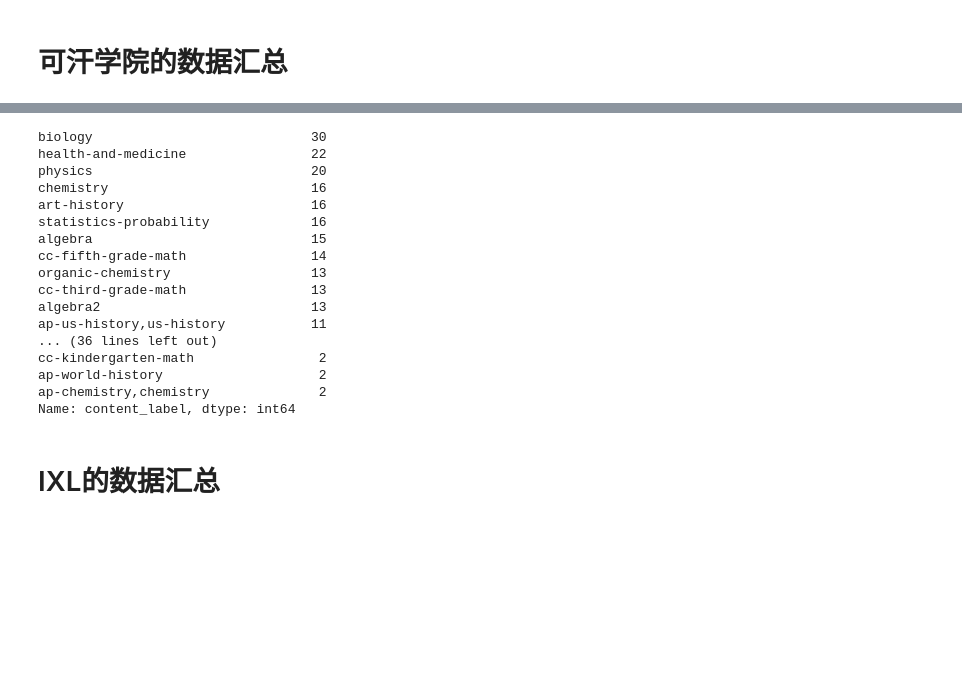
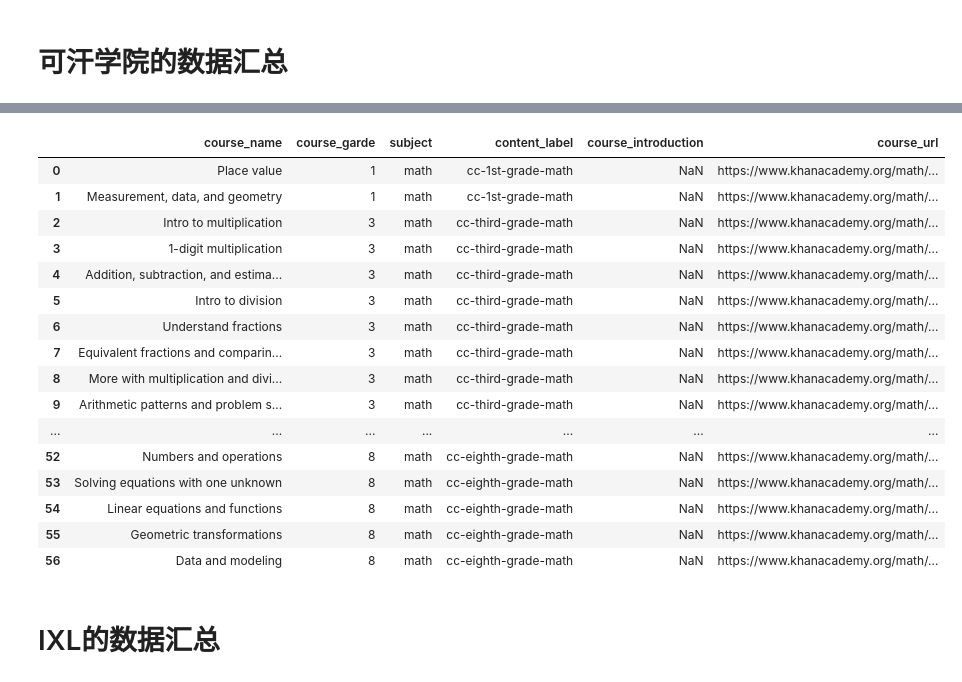
Before and after one commit to lighthouse-codethecurve/lighthouse, a Jupyter notebook: 数据整合.ipynb, the cells around one changed output, grey strips where cells are left out. Cells and saved outputs as stored; diff of their text form; code cells hidden in the pictures; blank space fills up the shorter version.

```diff
--- a/数据整合.ipynb
+++ b/数据整合.ipynb
@@ -39,23 +62,23 @@ final_data.head()
 # %%
-final_data['content_label'].value_counts()
+final_data
 # %% [output]
-biology                            30
-health-and-medicine                22
-physics                            20
-chemistry                          16
-art-history                        16
-statistics-probability             16
-algebra                            15
-cc-fifth-grade-math                14
-organic-chemistry                  13
-cc-third-grade-math                13
-algebra2                           13
-ap-us-history,us-history           11
-... (36 lines left out)
-cc-kindergarten-math                2
-ap-world-history                    2
-ap-chemistry,chemistry              2
-Name: content_label, dtype: int64
+|  | course_name | course_garde | subject | content_label | course_introduction | course_url |
+| 0 | Place value | 1 | math | cc-1st-grade-math | NaN | https://www.khanacademy.org/math/... |
+| 1 | Measurement, data, and geometry | 1 | math | cc-1st-grade-math | NaN | https://www.khanacademy.org/math/... |
+| 2 | Intro to multiplication | 3 | math | cc-third-grade-math | NaN | https://www.khanacademy.org/math/... |
+| 3 | 1-digit multiplication | 3 | math | cc-third-grade-math | NaN | https://www.khanacademy.org/math/... |
+| 4 | Addition, subtraction, and estima... | 3 | math | cc-third-grade-math | NaN | https://www.khanacademy.org/math/... |
+| 5 | Intro to division | 3 | math | cc-third-grade-math | NaN | https://www.khanacademy.org/math/... |
+| 6 | Understand fractions | 3 | math | cc-third-grade-math | NaN | https://www.khanacademy.org/math/... |
+| 7 | Equivalent fractions and comparin... | 3 | math | cc-third-grade-math | NaN | https://www.khanacademy.org/math/... |
+| 8 | More with multiplication and divi... | 3 | math | cc-third-grade-math | NaN | https://www.khanacademy.org/math/... |
+| 9 | Arithmetic patterns and problem s... | 3 | math | cc-third-grade-math | NaN | https://www.khanacademy.org/math/... |
+| ... | ... | ... | ... | ... | ... | ... |
+| 52 | Numbers and operations | 8 | math | cc-eighth-grade-math | NaN | https://www.khanacademy.org/math/... |
+| 53 | Solving equations with one unknown | 8 | math | cc-eighth-grade-math | NaN | https://www.khanacademy.org/math/... |
+| 54 | Linear equations and functions | 8 | math | cc-eighth-grade-math | NaN | https://www.khanacademy.org/math/... |
+| 55 | Geometric transformations | 8 | math | cc-eighth-grade-math | NaN | https://www.khanacademy.org/math/... |
+| 56 | Data and modeling | 8 | math | cc-eighth-grade-math | NaN | https://www.khanacademy.org/math/... |
 # %% [markdown]
 # IXL的数据汇总
 # %%
```
Also changed, not shown: parts of 9 cells of this notebook, 1 other file.
